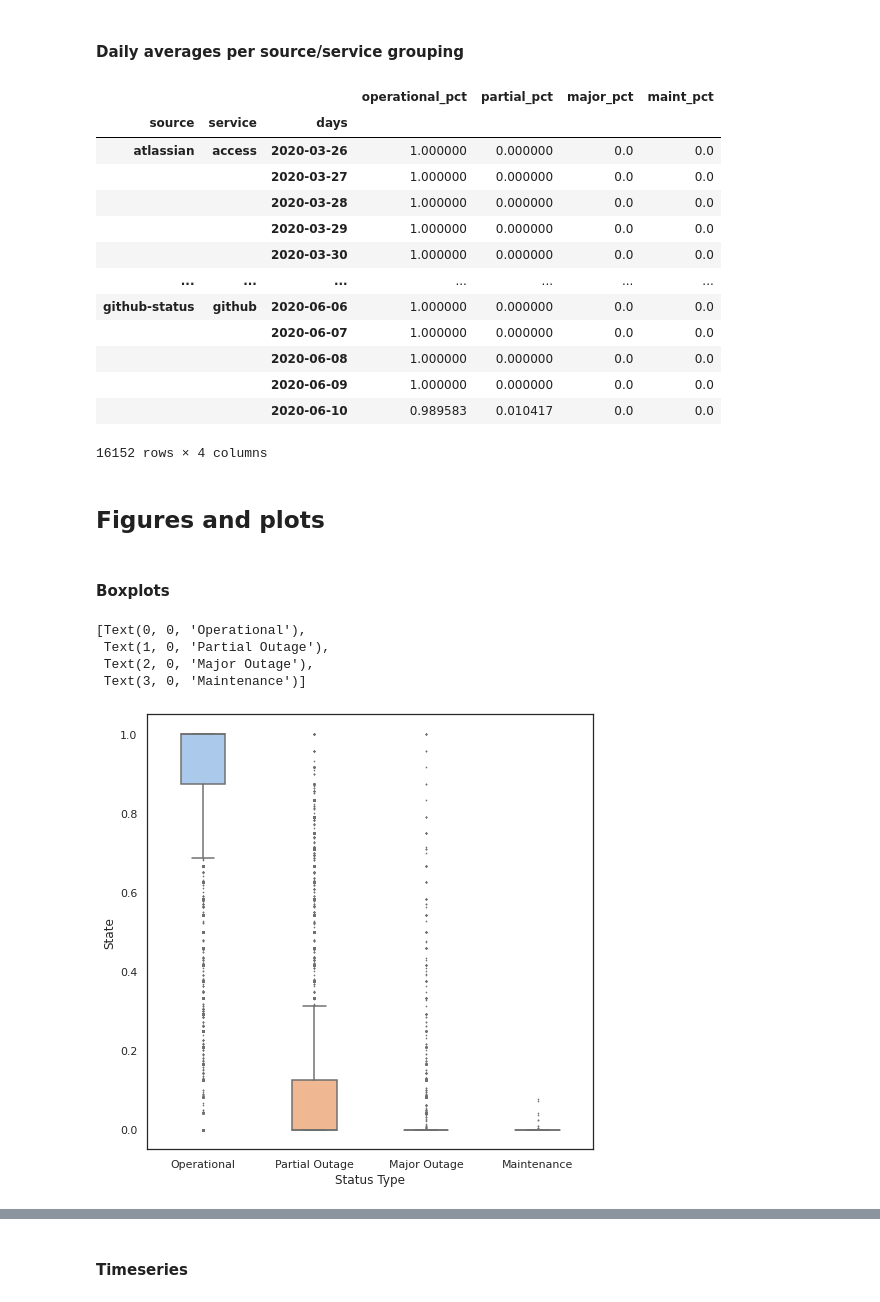
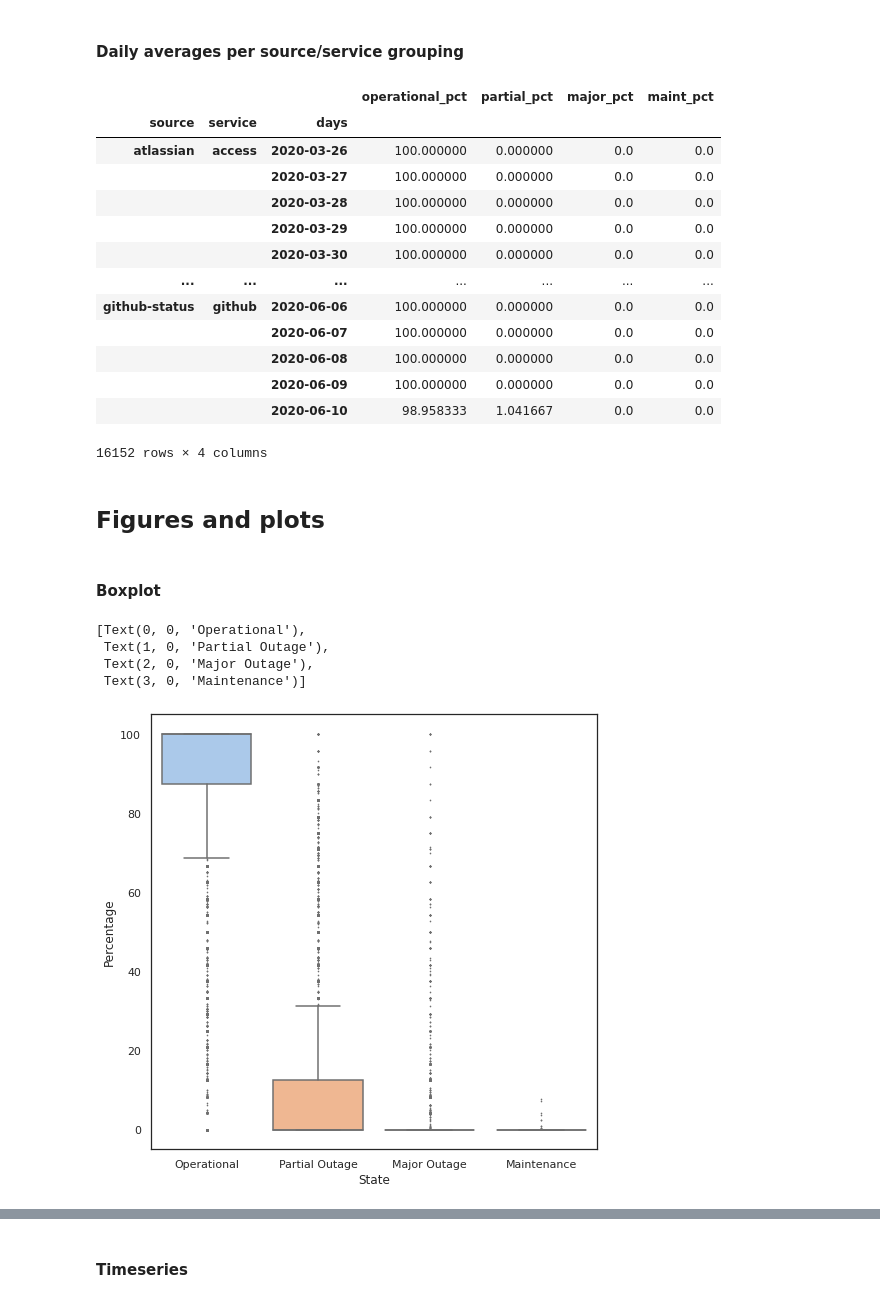
Before and after one commit to shanemin/thesis-msc-cloud-failures, a Jupyter notebook: scripts/stats/analysis.ipynb, the cells around one changed output, grey strips where cells are left out. Cells and saved outputs as stored; diff of their text form; code cells hidden in the pictures.

```diff
--- a/scripts/stats/analysis.ipynb
+++ b/scripts/stats/analysis.ipynb
@@ -16,10 +16,10 @@ from matplotlib.dates import DateFormatter
 %matplotlib inline
 # %%
 df = pd.read_csv('/home/shane/Documents/thesis/output/final/failures.csv', parse_dates=['timestamp_dir'])
-df['operational_pct'] = df['operational_pct'].astype('float')
-df['partial_pct'] = df['partial_pct'].astype('float')
-df['major_pct'] = df['major_pct'].astype('float')
-df['maint_pct'] = df['maint_pct'].astype('float')
+df['operational_pct'] = df['operational_pct'].astype('float') * 100
+df['partial_pct'] = df['partial_pct'].astype('float') * 100
+df['major_pct'] = df['major_pct'].astype('float') * 100
+df['maint_pct'] = df['maint_pct'].astype('float') * 100
 df
 # %% [output]
 |  | source | service | timestamp_dir | timestamp_site | operational_count | operational_pct | ... |
@@ -132,17 +132,17 @@ df_grp
 # %% [output]
 |  |  |  | operational_pct | partial_pct | major_pct | maint_pct |
 | source | service | days |  |  |  |  |
-| atlassian | access | 2020-03-26 | 1.000000 | 0.000000 | 0.0 | 0.0 |
-|  |  | 2020-03-27 | 1.000000 | 0.000000 | 0.0 | 0.0 |
-|  |  | 2020-03-28 | 1.000000 | 0.000000 | 0.0 | 0.0 |
-|  |  | 2020-03-29 | 1.000000 | 0.000000 | 0.0 | 0.0 |
-|  |  | 2020-03-30 | 1.000000 | 0.000000 | 0.0 | 0.0 |
+| atlassian | access | 2020-03-26 | 100.000000 | 0.000000 | 0.0 | 0.0 |
+|  |  | 2020-03-27 | 100.000000 | 0.000000 | 0.0 | 0.0 |
+|  |  | 2020-03-28 | 100.000000 | 0.000000 | 0.0 | 0.0 |
+|  |  | 2020-03-29 | 100.000000 | 0.000000 | 0.0 | 0.0 |
+|  |  | 2020-03-30 | 100.000000 | 0.000000 | 0.0 | 0.0 |
 | ... | ... | ... | ... | ... | ... | ... |
-| github-status | github | 2020-06-06 | 1.000000 | 0.000000 | 0.0 | 0.0 |
-|  |  | 2020-06-07 | 1.000000 | 0.000000 | 0.0 | 0.0 |
-|  |  | 2020-06-08 | 1.000000 | 0.000000 | 0.0 | 0.0 |
-|  |  | 2020-06-09 | 1.000000 | 0.000000 | 0.0 | 0.0 |
-|  |  | 2020-06-10 | 0.989583 | 0.010417 | 0.0 | 0.0 |
+| github-status | github | 2020-06-06 | 100.000000 | 0.000000 | 0.0 | 0.0 |
+|  |  | 2020-06-07 | 100.000000 | 0.000000 | 0.0 | 0.0 |
+|  |  | 2020-06-08 | 100.000000 | 0.000000 | 0.0 | 0.0 |
+|  |  | 2020-06-09 | 100.000000 | 0.000000 | 0.0 | 0.0 |
+|  |  | 2020-06-10 | 98.958333 | 1.041667 | 0.0 | 0.0 |
 16152 rows × 4 columns
 # %% [markdown]
 ## Figures and plots
@@ -149,14 +152,12 @@ df_grp
 # %% [markdown]
-#### Boxplots
+#### Boxplot
 # %%
-sns.set(rc={'figure.figsize':(8,8)})
-sns.set(style='white')
-ax = sns.boxplot(x='variable', y='value', width=0.4, palette='pastel', fliersize=0.8, data=pd.melt(df_grp))
-ax.set(xlabel='Status Type', ylabel='State')
+ax = sns.boxplot(x='variable', y='value', palette='pastel', fliersize=0.8, data=pd.melt(df_grp))
+ax.set(xlabel='State', ylabel='Percentage')
 ax.set_xticklabels(['Operational', 'Partial Outage', 'Major Outage', 'Maintenance'])
 # %% [output]
 [Text(0, 0, 'Operational'),
  Text(1, 0, 'Partial Outage'),
  Text(2, 0, 'Major Outage'),
  Text(3, 0, 'Maintenance')]
-[figure, old version]
+[figure, new version]
```
Also changed, not shown: parts of 9 cells of this notebook.
